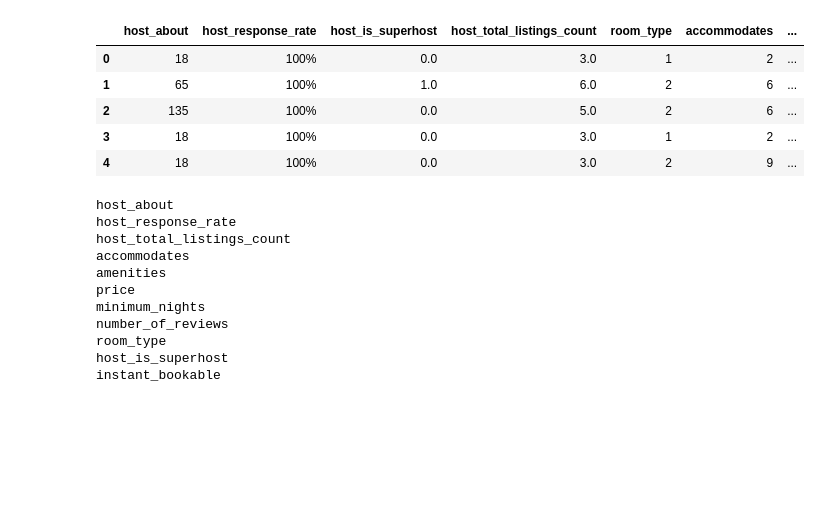
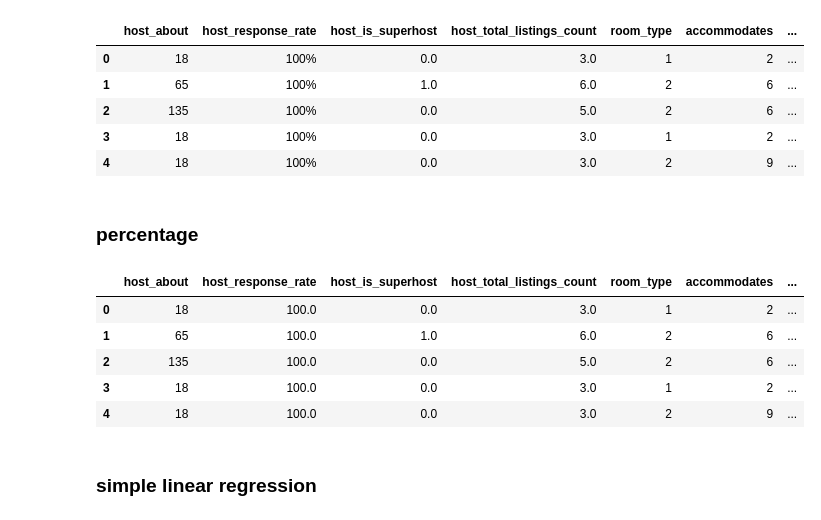
Before and after one commit to Jiawei997/qm, a Jupyter notebook: assessment.ipynb, the cells around one changed output. Drawn from its saved outputs; the diff is of its cells as text; code cells hidden in the pictures; blank space fills up the shorter version.

```diff
--- a/assessment.ipynb
+++ b/assessment.ipynb
@@ -27,5 +23,17 @@ r=120000 #range x
+# %% [markdown]
+### percentage
+# %%
+d1['host_response_rate'] = d1.host_response_rate.str.replace('%','').astype('float')
+d1.head()
+# %% [output]
+|  | host_about | host_response_rate | host_is_superhost | host_total_listings_count | room_type | accommodates | ... |
+| 0 | 18 | 100.0 | 0.0 | 3.0 | 1 | 2 | ... |
+| 1 | 65 | 100.0 | 1.0 | 6.0 | 2 | 6 | ... |
+| 2 | 135 | 100.0 | 0.0 | 5.0 | 2 | 6 | ... |
+| 3 | 18 | 100.0 | 0.0 | 3.0 | 1 | 2 | ... |
+| 4 | 18 | 100.0 | 0.0 | 3.0 | 2 | 9 | ... |
 # %%
-key_fields=['host_about','host_response_rate','host_total_listings_count',
+'''key_fields=['host_about','host_response_rate','host_total_listings_count',
             'accommodates','amenities', 'price','minimum_nights','number_of_reviews',
             'review_scores_rating','room_type','host_is_superhost','instant_bookable']
 
@@ -46,35 +54,6 @@ key_fields_lol=[['review_scores_rating'],
             'room_type','host_is_superhost','instant_bookable']
                ]
 for i in range(0,11):
-    #print(key_fields_lol[1][i])
-    X = d1[key_fields_lol[1][i]]
-    Y = d1[key_fields_lol[0]]
-    plt.xlabel(key_fields_lol[1][i])
-    plt.ylabel(key_fields_lol[0])
-
-    a = plt.plot(X,Y,'.', label='original data')
-    plt.xlim(0,r)
-    plt.ylim(b,c)
-
-    slope, intercept, r_value, p_value, std_err = sps.linregress(X, Y)
-
-    b = plt.plot(X, X*slope + intercept, 'r', label = 'fitted line') # Plot the regression line.
-
-    plt.legend()
-    plt.show()
-
-    print("y =", round(slope,3), "x +", round(intercept,3))
-    print("Rsq = ", r_value**2)
-    print("p-value = ", p_value)
+    sim_regression(key_fields_lol[1][i],key_fields_lol[0])'''
-# %% [output]
-host_about
-host_response_rate
-host_total_listings_count
-accommodates
-amenities
-price
-minimum_nights
-number_of_reviews
-room_type
-host_is_superhost
-instant_bookable
+# %% [markdown]
+### simple linear regression
```
Also changed, not shown: parts of 14 cells of this notebook, 1 other file.
